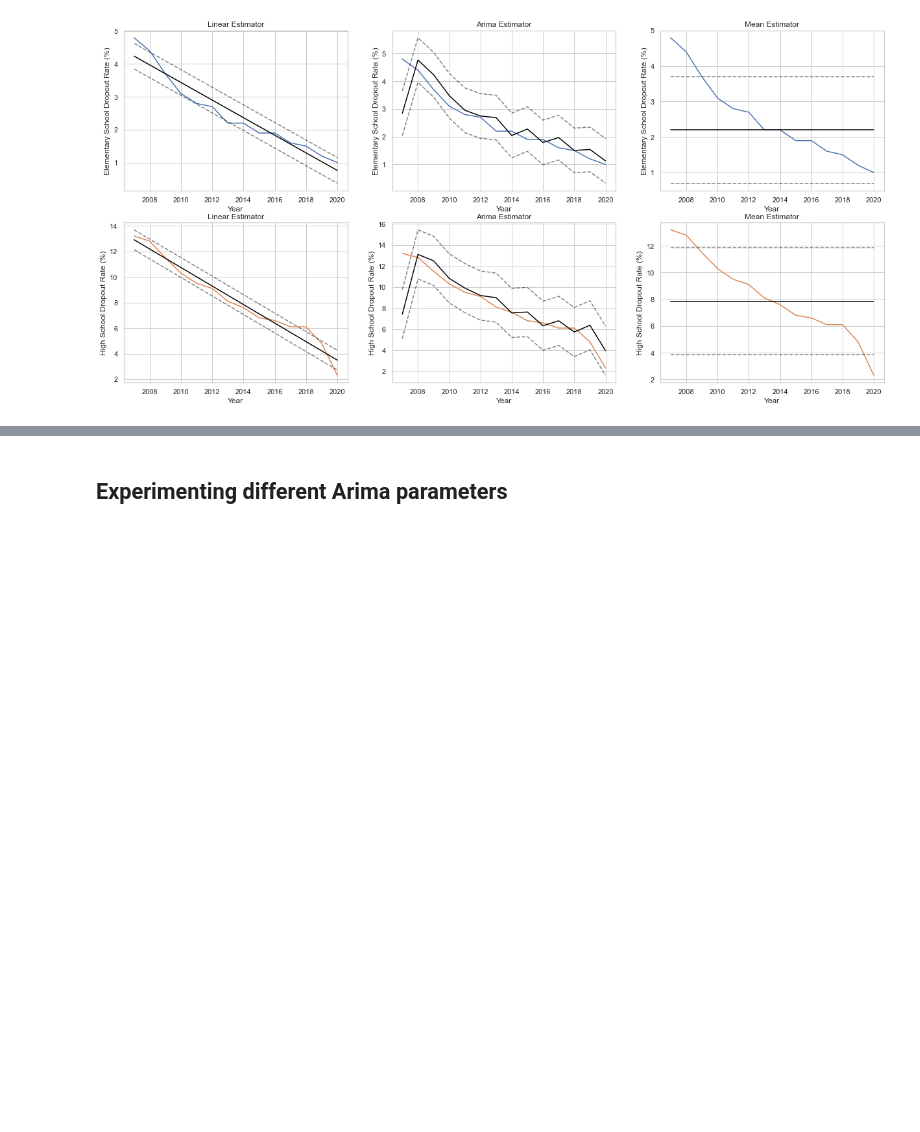
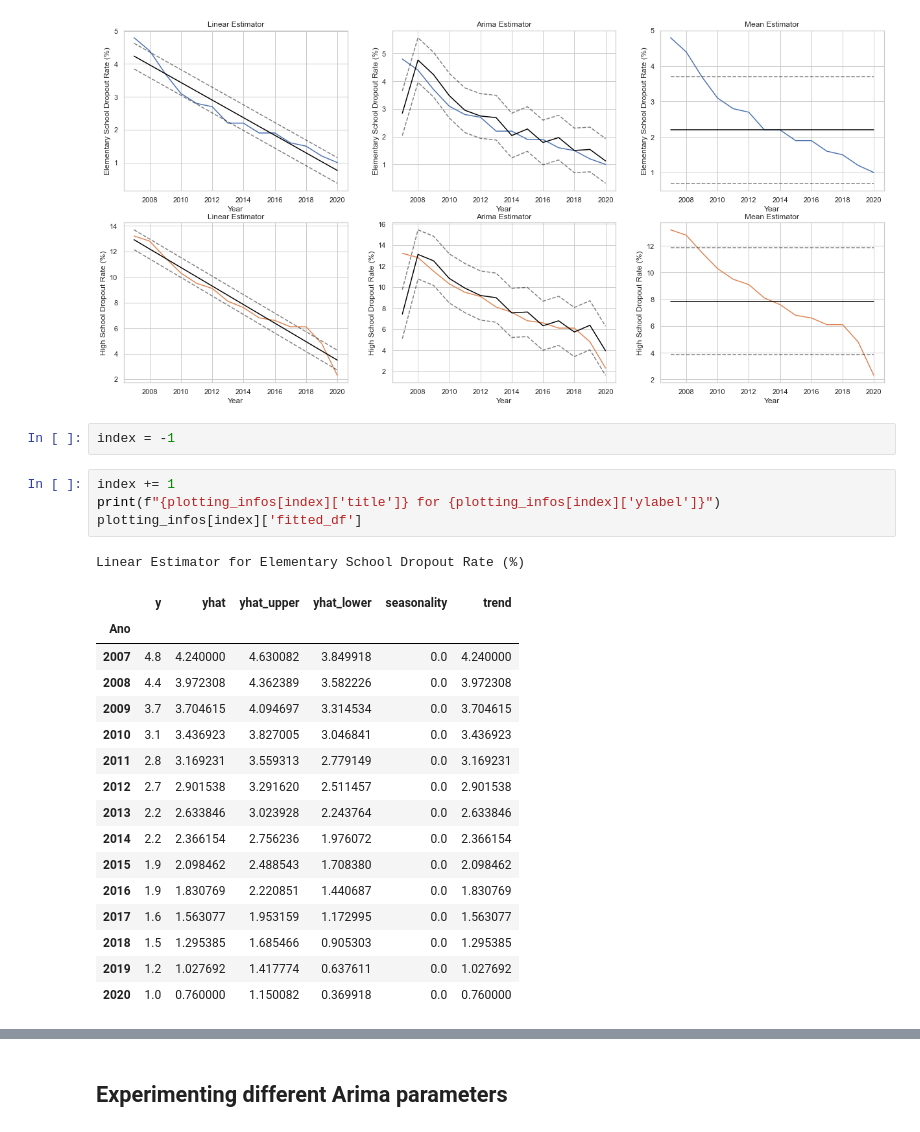
Before and after one commit to aianshay/covid-impacts-on-education, a Jupyter notebook: viz_rq5.ipynb, the cells around one changed output, grey strips where cells are left out. Drawn from its saved outputs; the diff is of its cells as text; blank space fills up the shorter version.

```diff
--- a/viz_rq5.ipynb
+++ b/viz_rq5.ipynb
@@ -437,3 +437,27 @@ def plot_grid(functions_and_parameters, n_cols=3, values_mapping=None, width_sca
 plot_grid([[plot_results, plotting_info] for plotting_info in plotting_infos], n_cols=3, width_scale=7, height_scale=5)
 # %% [output]
 [figure]
+# %%
+index = -1
+# %%
+index += 1
+print(f"{plotting_infos[index]['title']} for {plotting_infos[index]['ylabel']}")
+plotting_infos[index]['fitted_df']
+# %% [output]
+Linear Estimator for Elementary School Dropout Rate (%)
+|  | y | yhat | yhat_upper | yhat_lower | seasonality | trend |
+| Ano |  |  |  |  |  |  |
+| 2007 | 4.8 | 4.240000 | 4.630082 | 3.849918 | 0.0 | 4.240000 |
+| 2008 | 4.4 | 3.972308 | 4.362389 | 3.582226 | 0.0 | 3.972308 |
+| 2009 | 3.7 | 3.704615 | 4.094697 | 3.314534 | 0.0 | 3.704615 |
+| 2010 | 3.1 | 3.436923 | 3.827005 | 3.046841 | 0.0 | 3.436923 |
+| 2011 | 2.8 | 3.169231 | 3.559313 | 2.779149 | 0.0 | 3.169231 |
+| 2012 | 2.7 | 2.901538 | 3.291620 | 2.511457 | 0.0 | 2.901538 |
+| 2013 | 2.2 | 2.633846 | 3.023928 | 2.243764 | 0.0 | 2.633846 |
+| 2014 | 2.2 | 2.366154 | 2.756236 | 1.976072 | 0.0 | 2.366154 |
+| 2015 | 1.9 | 2.098462 | 2.488543 | 1.708380 | 0.0 | 2.098462 |
+| 2016 | 1.9 | 1.830769 | 2.220851 | 1.440687 | 0.0 | 1.830769 |
+| 2017 | 1.6 | 1.563077 | 1.953159 | 1.172995 | 0.0 | 1.563077 |
+| 2018 | 1.5 | 1.295385 | 1.685466 | 0.905303 | 0.0 | 1.295385 |
+| 2019 | 1.2 | 1.027692 | 1.417774 | 0.637611 | 0.0 | 1.027692 |
+| 2020 | 1.0 | 0.760000 | 1.150082 | 0.369918 | 0.0 | 0.760000 |
```
Also changed, not shown: parts of 5 cells of this notebook.
